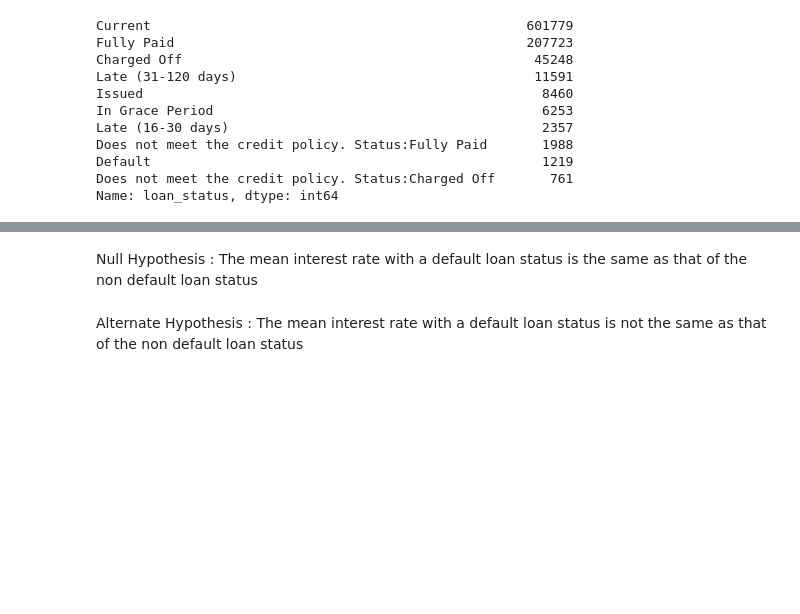
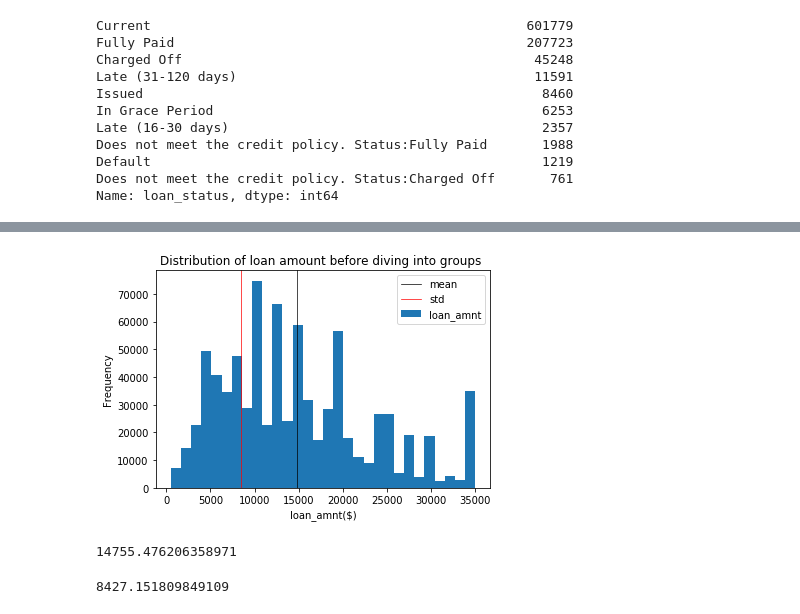
Before and after one commit to archanaravi21/Statistical-Inference, a Jupyter notebook: Statistical Data Analysis .ipynb, the cells around one changed output, grey strips where cells are left out. Drawn from its saved outputs; the diff is of its cells as text; code cells hidden in the pictures; blank space fills up the shorter version.

```diff
--- a/Statistical Data Analysis .ipynb
+++ b/Statistical Data Analysis .ipynb
@@ -78,10 +81,24 @@ int_rate       809502 non-null float64
 loan_status    809502 non-null category
 dtypes: category(1), float64(1)
 memory usage: 13.1 MB
+# %%
+df_new['loan_amnt'].plot.hist(bins=30)
+plt.xlabel('loan_amnt($)')
+plt.title('Distribution of loan amount before diving into groups ')
+plt.axvline(df_new['loan_amnt'].mean(), c='k',label='mean',linewidth=0.7)
+plt.axvline(df_new['loan_amnt'].std(ddof=1), c='red',label='std',linewidth=0.7)
+plt.legend()
+plt.show()
+# %% [output]
+[figure, added]
+# %%
+print(df_new['loan_amnt'].mean())
+# %% [output]
+14755.476206358971
+# %%
+print(df_new['loan_amnt'].std(ddof=1))
+# %% [output]
+8427.151809849109
 # %%
 df_fully_paid = df_new.loc[df_new['loan_status'].isin(['Fully Paid'])]
 df_current = df_new.loc[df_new['loan_status'].isin(['Current'])]
-# %% [markdown]
-Null Hypothesis : The mean interest rate with a default loan status is the same as that of the non default loan status
-# %% [markdown]
-Alternate Hypothesis : The mean interest rate with a default loan status is not the same as that of the non default loan status
```
Also changed, not shown: parts of 46 cells of this notebook.
